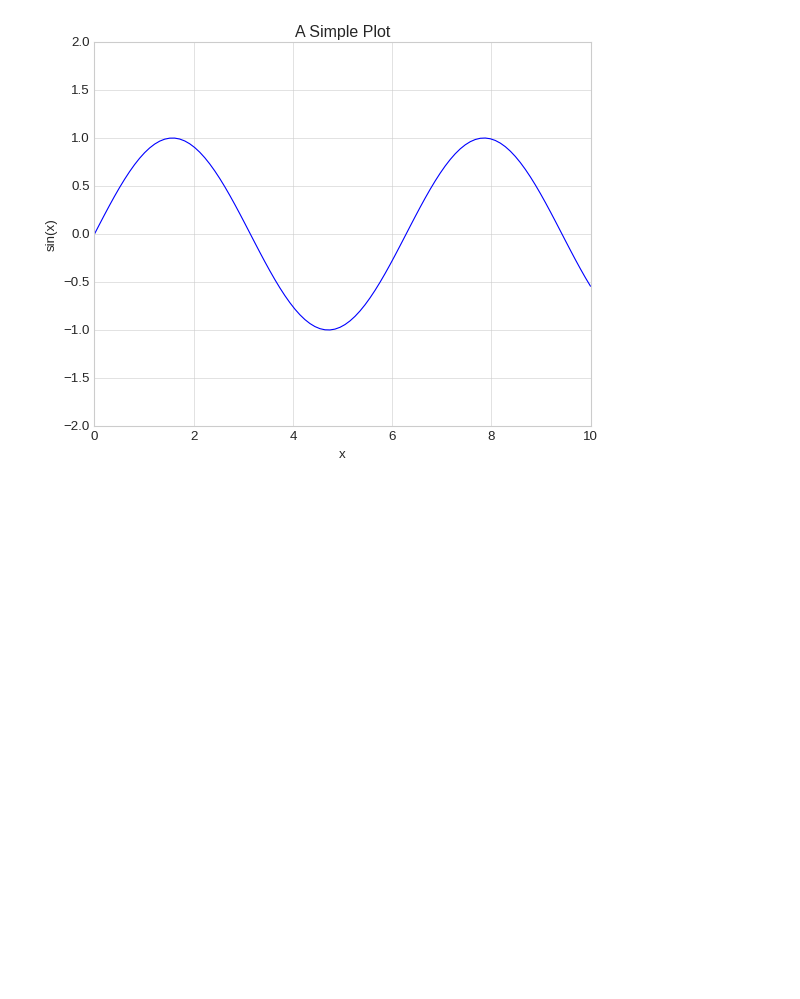
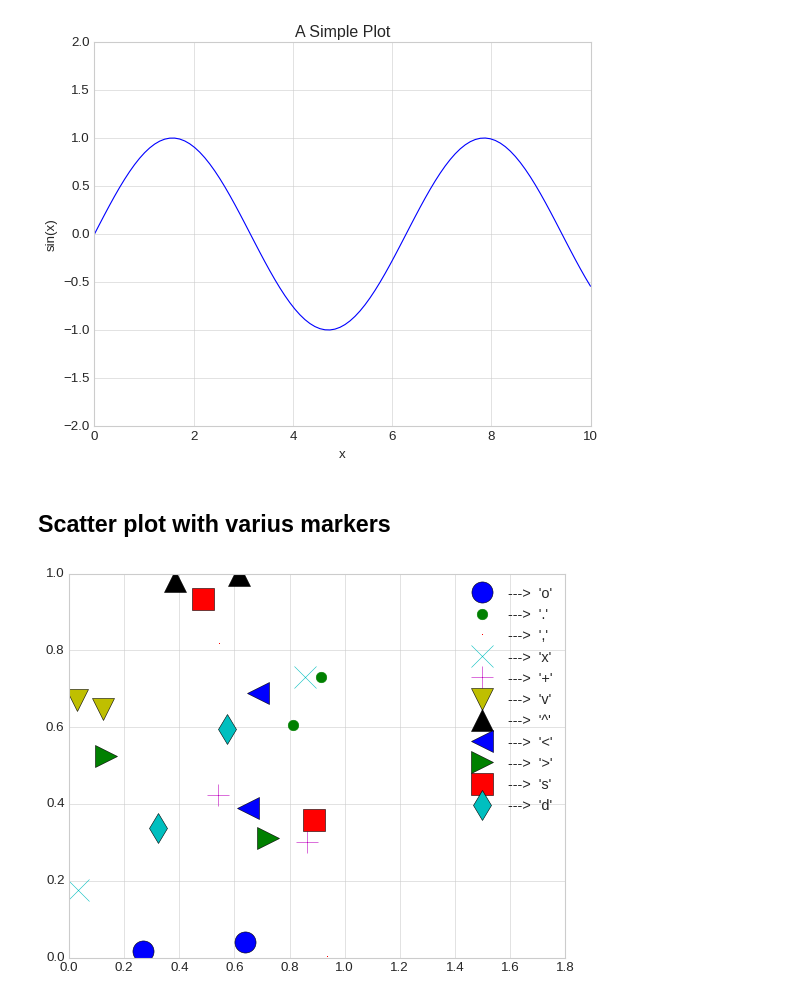
Before and after one commit to romz-pl/Jupyter-Python, a Jupyter notebook: 05-matplotlib-ext/matplotlib.ipynb, the cells around one changed output. Drawn from its saved outputs; the diff is of its cells as text; code cells hidden in the pictures; blank space fills up the shorter version.

Commit message:
Scatter plot with varius markers

```diff
--- a/05-matplotlib-ext/matplotlib.ipynb
+++ b/05-matplotlib-ext/matplotlib.ipynb
@@ -86,3 +86,13 @@ ax.plot(x, np.sin(x))
 ax.set(xlim=(0, 10), ylim=(-2, 2), xlabel='x', ylabel='sin(x)', title='A Simple Plot');
 # %% [output]
 [figure]
+# %% [markdown]
+## Scatter plot with varius markers
+# %%
+rng = np.random.default_rng(0)
+for marker in ['o', '.', ',', 'x', '+', 'v', '^', '<', '>', 's', 'd']:
+    plt.plot(rng.random(2), rng.random(2), marker, markersize=19, label="--->  '{0}'".format(marker))
+plt.legend(numpoints=1, fontsize=13)
+plt.xlim(0, 1.8);
+# %% [output]
+[figure, added]
```
